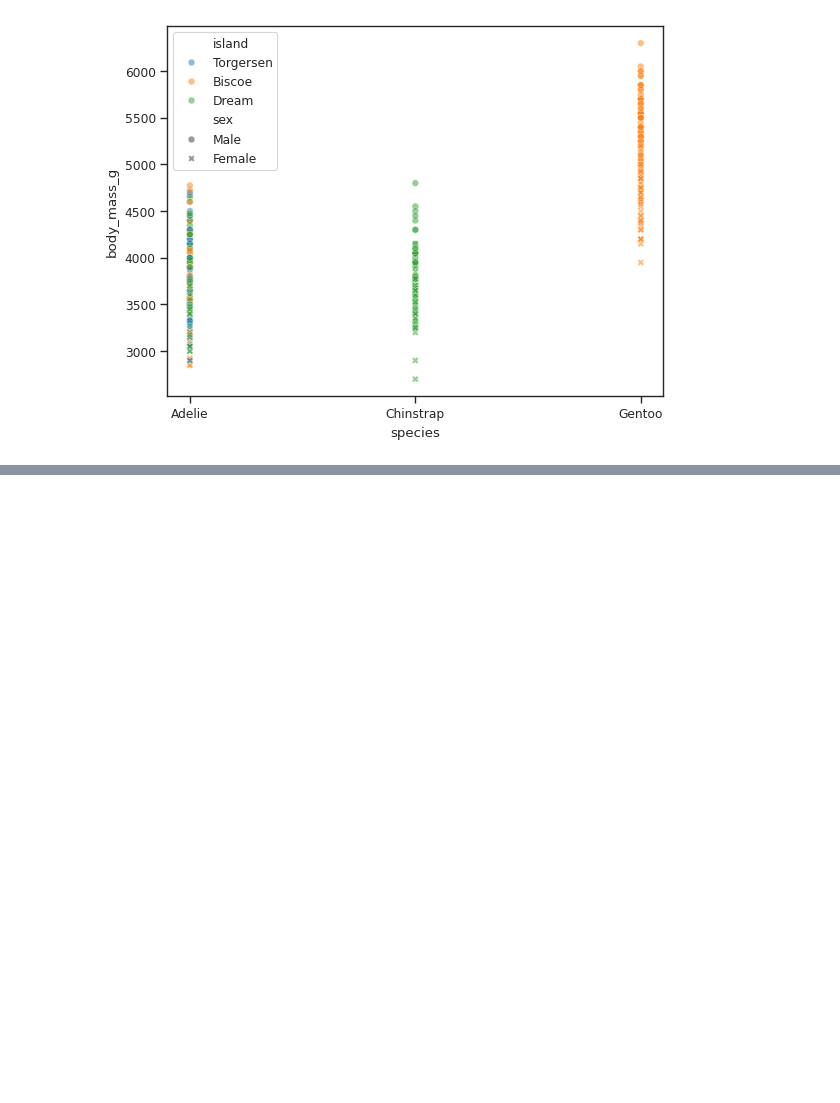
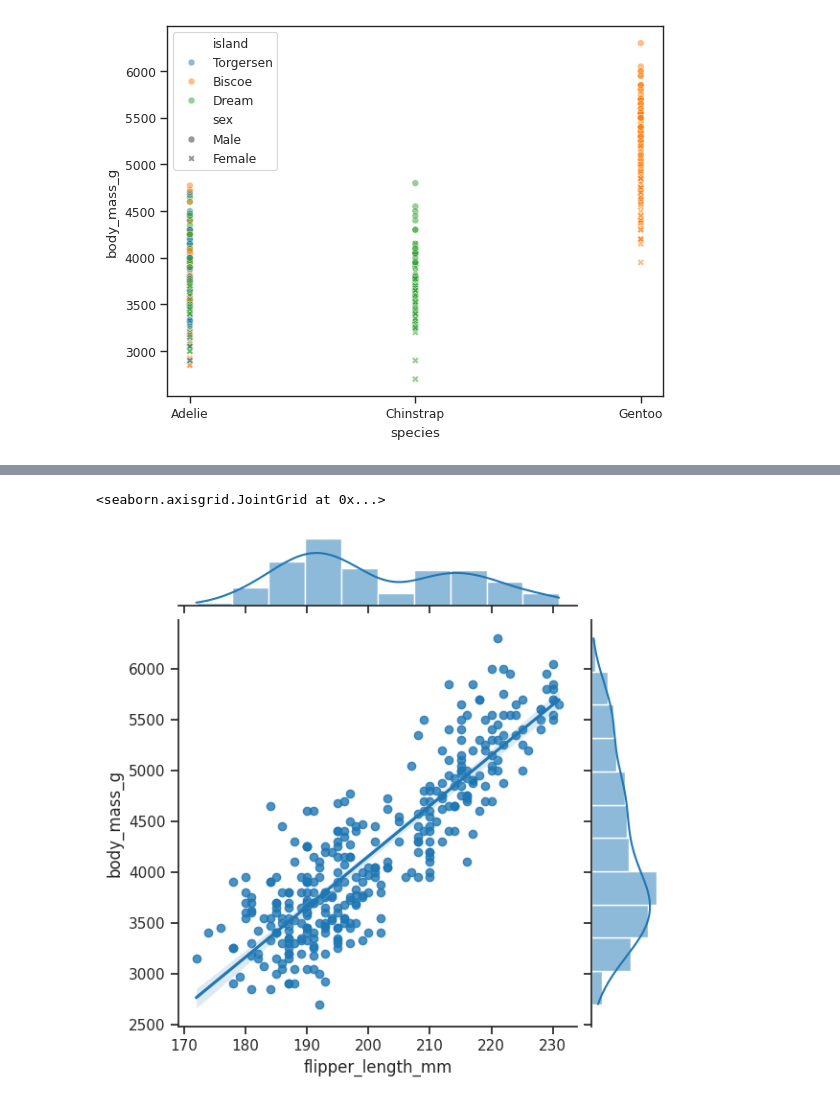
Before and after one commit to Raj4478/jupiter, a Jupyter notebook: Seaborn.ipynb, the cells around one changed output, grey strips where cells are left out. Saved outputs shown, nothing was run; the diff lists cells and outputs as text; code cells hidden in the pictures; blank space fills up the shorter version.

```diff
--- a/Seaborn.ipynb
+++ b/Seaborn.ipynb
@@ -60,0 +77,5 @@ sns.stripplot(data=penguins, x="species", y="body_mass_g", hue="island", dodge=T
+# %%
+sns.jointplot(data=penguins, x="flipper_length_mm", y="body_mass_g", kind="reg")
+# %% [output]
+<seaborn.axisgrid.JointGrid at 0x...>
+[figure, added]
```
Also changed, not shown: parts of 6 cells of this notebook.
